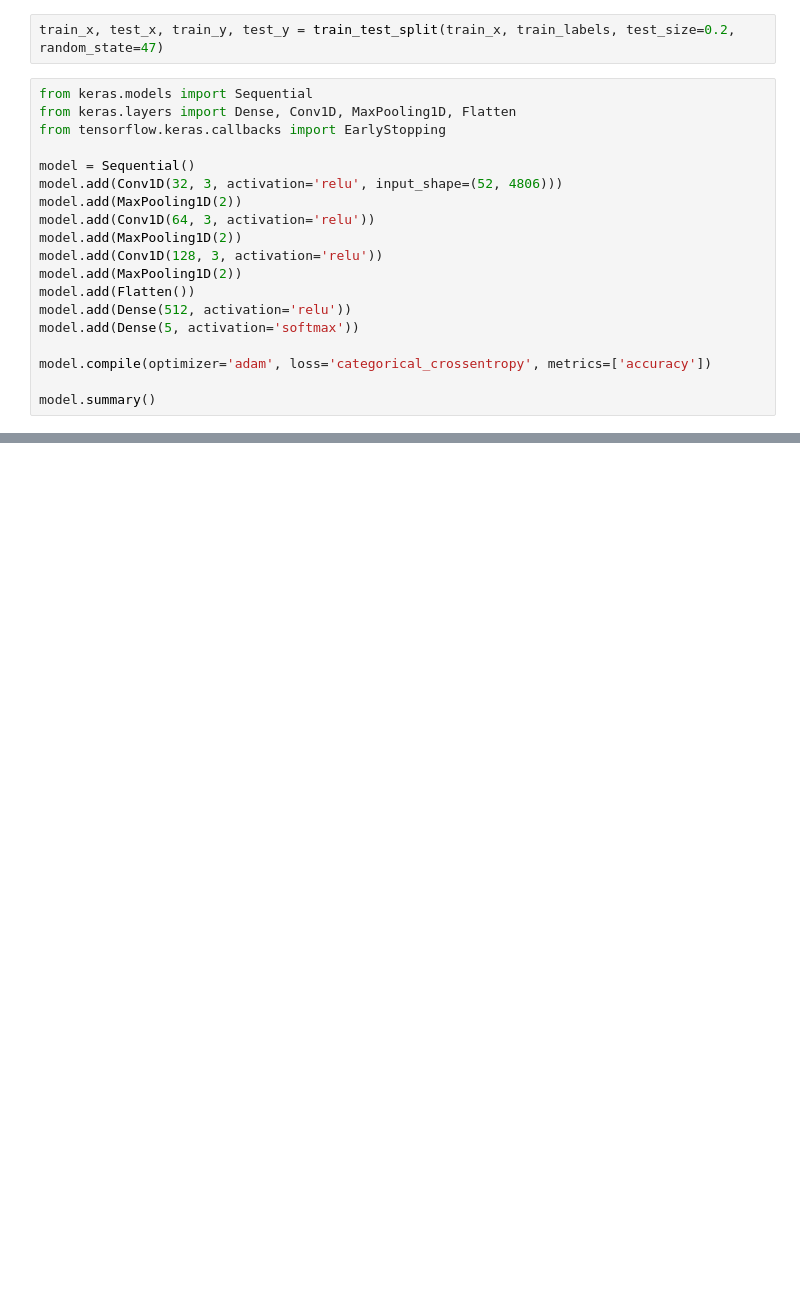
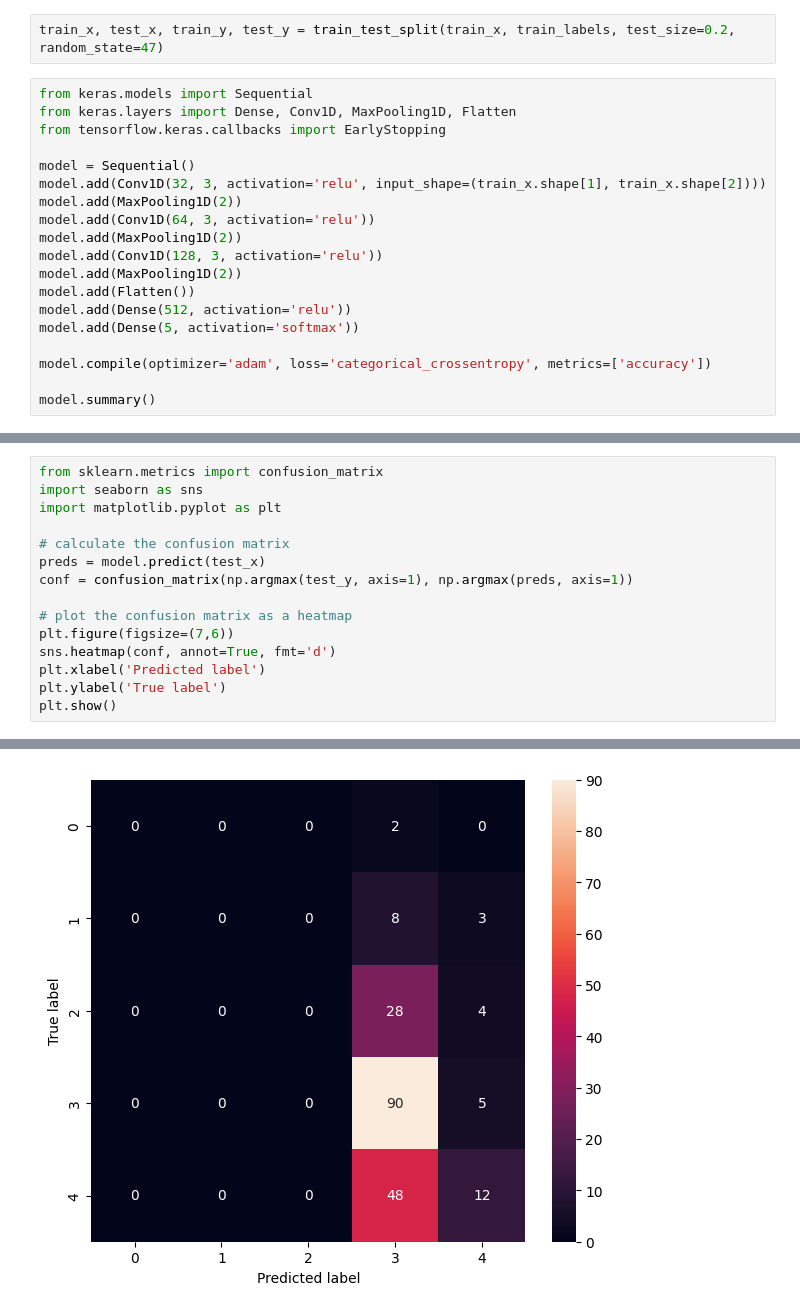
Before and after one commit to rjaa2020/deep-learning-sp23, a Jupyter notebook: Deep_Learning_Final_Project_Sentiment_Analysis.ipynb, the cells around one changed output, grey strips where cells are left out. Drawn from its saved outputs; the diff is of its cells as text; blank space fills up the shorter version.

```diff
--- a/Deep_Learning_Final_Project_Sentiment_Analysis.ipynb
+++ b/Deep_Learning_Final_Project_Sentiment_Analysis.ipynb
@@ -68,7 +77,7 @@ from keras.layers import Dense, Conv1D, MaxPooling1D, Flatten
 from tensorflow.keras.callbacks import EarlyStopping
 
 model = Sequential()
-model.add(Conv1D(32, 3, activation='relu', input_shape=(52, 4806)))
+model.add(Conv1D(32, 3, activation='relu', input_shape=(train_x.shape[1], train_x.shape[2])))
 model.add(MaxPooling1D(2))
 model.add(Conv1D(64, 3, activation='relu'))
 model.add(MaxPooling1D(2))
@@ -137,0 +151,16 @@ accuracy: 0.47
+# %%
+from sklearn.metrics import confusion_matrix
+import seaborn as sns
+import matplotlib.pyplot as plt
+
+# calculate the confusion matrix
+preds = model.predict(test_x)
+conf = confusion_matrix(np.argmax(test_y, axis=1), np.argmax(preds, axis=1))
+
+# plot the confusion matrix as a heatmap
+plt.figure(figsize=(7,6))
+sns.heatmap(conf, annot=True, fmt='d')
+plt.xlabel('Predicted label')
+plt.ylabel('True label')
+plt.show()
+# %% [output]
@@ -137,0 +168 @@ accuracy: 0.47
+[figure, added]
```
Also changed, not shown: parts of 9 cells of this notebook.
